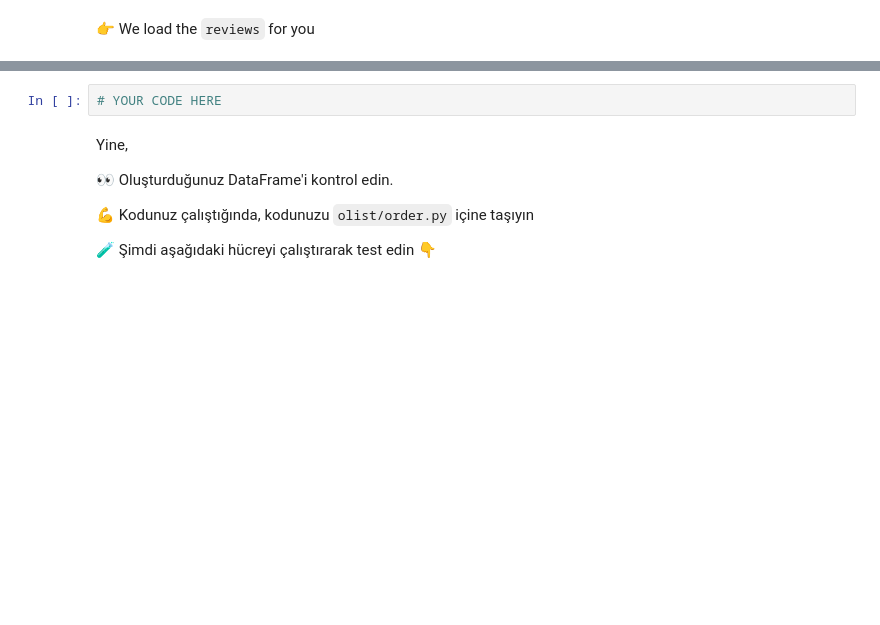
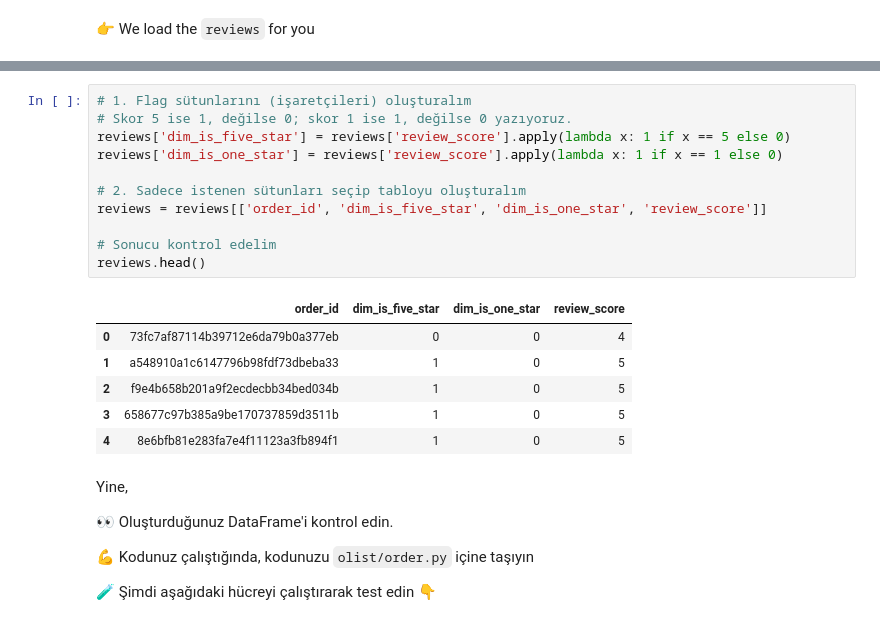
Before and after one commit to SelenImahanoglu/data-orders, a Jupyter notebook: orders.ipynb, the cells around one changed output, grey strips where cells are left out. Drawn from its saved outputs; the diff is of its cells as text; blank space fills up the shorter version.

Commit message:
Completed review_score step

```diff
--- a/orders.ipynb
+++ b/orders.ipynb
@@ -230,5 +244,21 @@ reviews
-# %%
-# YOUR CODE HERE
+# %%
+# 1. Flag sütunlarını (işaretçileri) oluşturalım
+# Skor 5 ise 1, değilse 0; skor 1 ise 1, değilse 0 yazıyoruz.
+reviews['dim_is_five_star'] = reviews['review_score'].apply(lambda x: 1 if x == 5 else 0)
+reviews['dim_is_one_star'] = reviews['review_score'].apply(lambda x: 1 if x == 1 else 0)
+
+# 2. Sadece istenen sütunları seçip tabloyu oluşturalım
+reviews = reviews[['order_id', 'dim_is_five_star', 'dim_is_one_star', 'review_score']]
+
+# Sonucu kontrol edelim
+reviews.head()
+# %% [output]
+|  | order_id | dim_is_five_star | dim_is_one_star | review_score |
+| 0 | 73fc7af87114b39712e6da79b0a377eb | 0 | 0 | 4 |
+| 1 | a548910a1c6147796b98fdf73dbeba33 | 1 | 0 | 5 |
+| 2 | f9e4b658b201a9f2ecdecbb34bed034b | 1 | 0 | 5 |
+| 3 | 658677c97b385a9be170737859d3511b | 1 | 0 | 5 |
+| 4 | 8e6bfb81e283fa7e4f11123a3fb894f1 | 1 | 0 | 5 |
 # %% [markdown]
 Yine,
 
```
Also changed, not shown: parts of 3 cells of this notebook, 1 other file.
